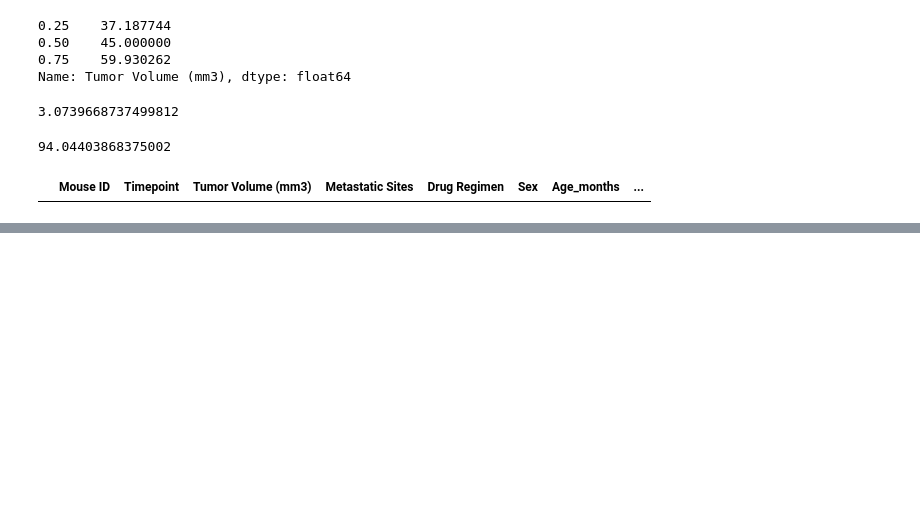
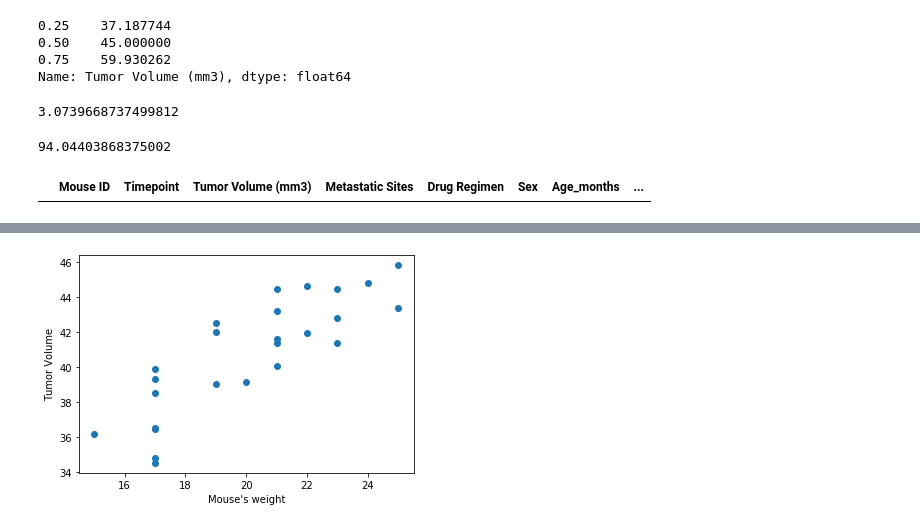
Before and after one commit to federicocestau/Matplotlib-Challenge-Advanced-Tables, a Jupyter notebook: Untitled.ipynb, the cells around one changed output, grey strips where cells are left out. Drawn from its saved outputs; the diff is of its cells as text; code cells hidden in the pictures; blank space fills up the shorter version.

```diff
--- a/Untitled.ipynb
+++ b/Untitled.ipynb
@@ -219,0 +251,3 @@ tumor_data3.head()
+# %%
+capomulin_data = combined_study_data.loc[(combined_study_data["Drug Regimen"]== "Capomulin") | (combined_study_data["Mouse ID"]== "b128"), :]
+capomulin_data.head()
@@ -219,0 +261,11 @@ tumor_data3.head()
+# %%
+# Generate a scatter plot of mouse weight versus average tumor volume for the Capomulin regimen
+mouse_weight = capomulin_data.groupby(capomulin_data["Mouse ID"])["Weight (g)"].mean()
+tumor_volume = capomulin_data.groupby(capomulin_data["Mouse ID"])["Tumor Volume (mm3)"].mean()
+
+plt.scatter(mouse_weight,tumor_volume)
+plt.xlabel("Mouse's weight")
+plt.ylabel("Tumor Volume")
+plt.show()
+# %% [output]
+[figure, added]
```
Also changed, not shown: parts of 5 cells of this notebook, 2 other files.
